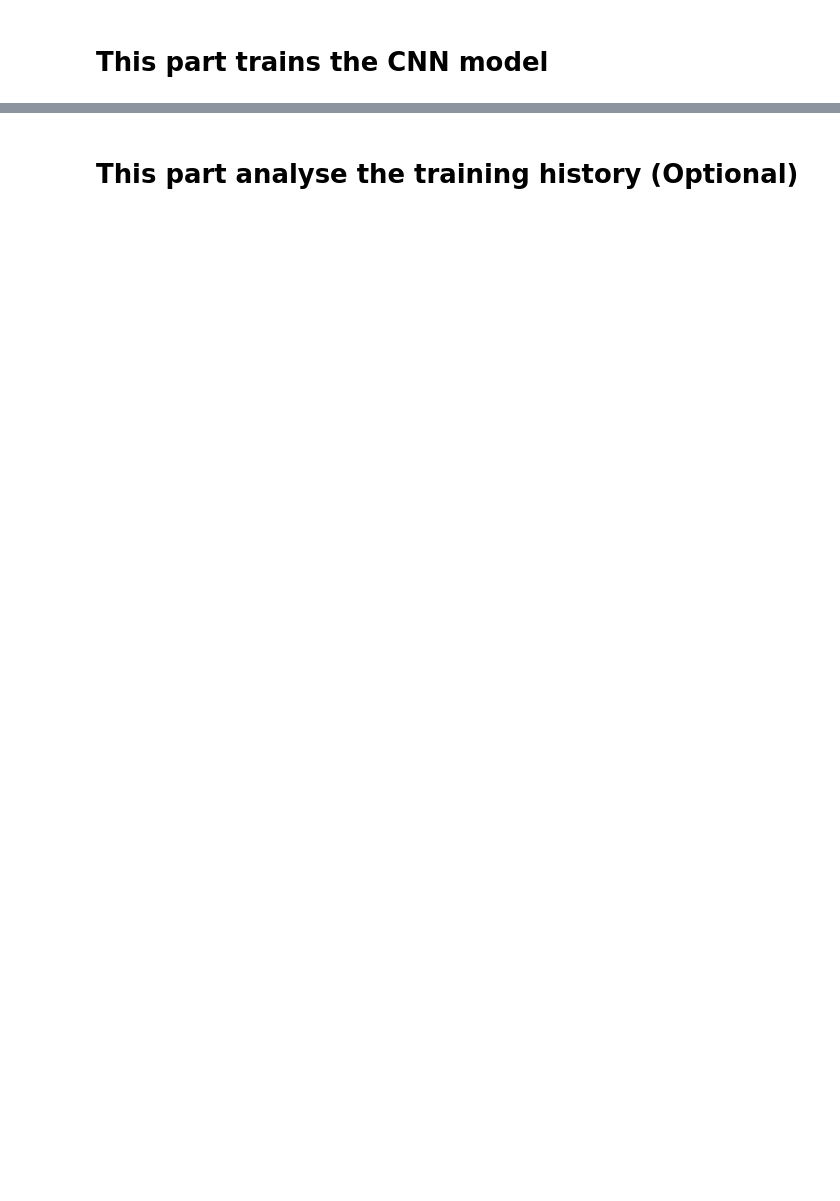
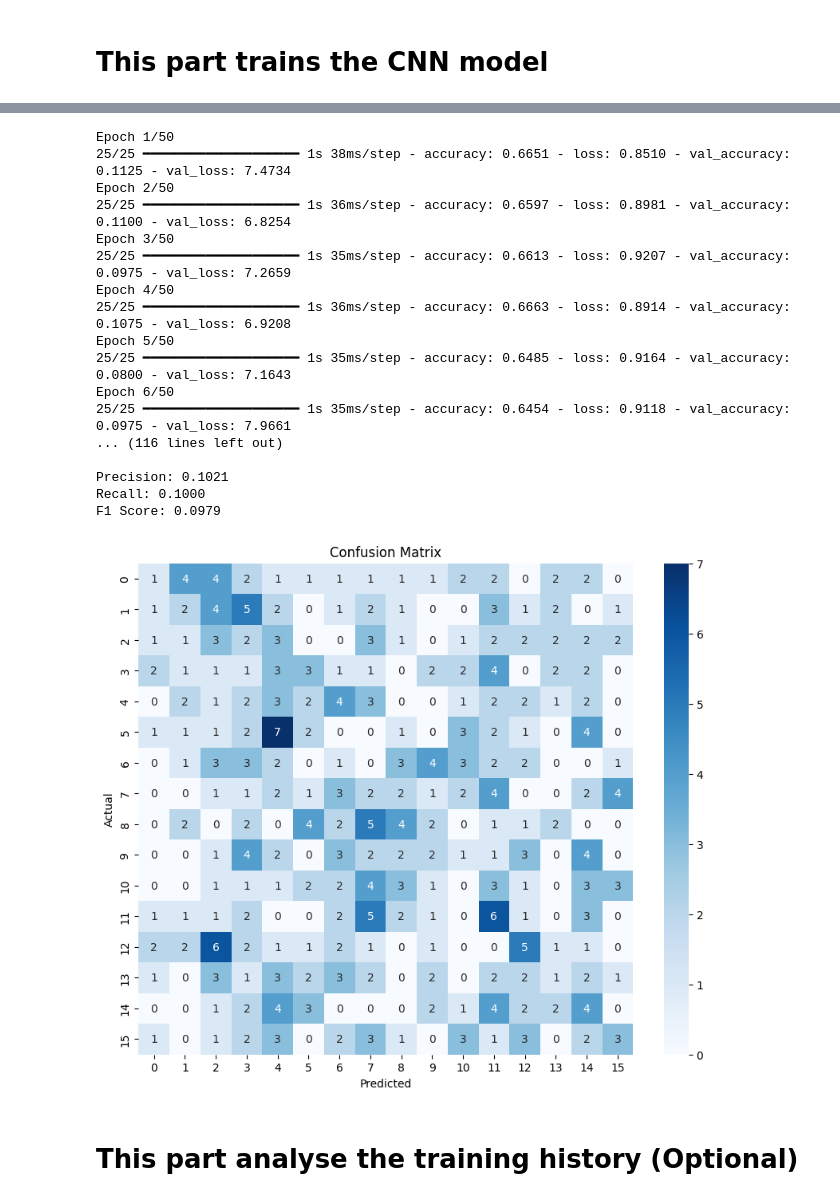
Before and after one commit to SMarco2310/AI-Project, a Jupyter notebook: Intro_to_AI_Project.ipynb, the cells around one changed output, grey strips where cells are left out. Drawn from its saved outputs; the diff is of its cells as text; code cells hidden in the pictures; blank space fills up the shorter version.

```diff
--- a/Intro_to_AI_Project.ipynb
+++ b/Intro_to_AI_Project.ipynb
@@ -346,7 +348,7 @@ class InceptionResNetV2(nn.Module):
         self.avgpool_1a = nn.AdaptiveAvgPool2d(1)
 
         # I made a change here form 0.6 to 0.2
-        self.dropout = nn.Dropout(0.6)
+        self.dropout = nn.Dropout(0.2)
         # The input features to the last_linear layer should match the output features of the previous layers.
         # Since block8 outputs 1536 features, the last_linear layer should have 1536 input features.
         self.last_linear = nn.Linear(1536, 128, bias=False)  # Changed input features to 1536
@@ -455,7 +461,9 @@ from sklearn.model_selection import train_test_split
 from sklearn.preprocessing import LabelEncoder
 
 # --- Load your CSV file ---
-csv_file_path = '/content/drive/MyDrive/embeddings.csv'  # Replace with the actual path to your CSV file
+# csv_file_path = '/content/drive/MyDrive/embeddings.csv'  # Replace with the actual path to your CSV file
+# csv_file_path = '/content/drive/MyDrive/embeddings2.csv'  # Replace with the actual path to your CSV file
+csv_file_path = '/content/drive/MyDrive/embeddings3.csv'  # Replace with the actual path to your CSV file
 df = pd.read_csv(csv_file_path)
 
 # --- Assuming your CSV has columns like 'embedding_0', 'embedding_1', ..., 'label' ---
@@ -473,7 +481,7 @@ embedding_dimension = X.shape[1]
 X = X.reshape(X.shape[0], embedding_dimension, 1)
 
 # --- Split the data into training, validation, and test sets ---
-X_train, X_temp, y_train, y_temp = train_test_split(X, y, test_size=0.3, random_state=42, stratify=y)
+X_train, X_temp, y_train, y_temp = train_test_split(X, y, test_size=0.5, random_state=42, stratify=y)
 X_val, X_test, y_val, y_test = train_test_split(X_temp, y_temp, test_size=0.5, random_state=42, stratify=y_temp)
 
 print(f"Number of training samples: {X_train.shape[0]}")
@@ -608,0 +665,65 @@ Test Accuracy: 0.0347
+# %%
+# === Train the model ===
+history = cnn_model.fit(
+    X_train, y_train,
+    epochs=50,
+    batch_size=32,
+    validation_data=(X_test, y_test)
+)
+
+# === Evaluate the model ===
+loss, accuracy = cnn_model.evaluate(X_test, y_test, verbose=0)
+print(f"Test Loss: {loss:.4f}")
+print(f"Test Accuracy: {accuracy:.4f}")
+
+# === Generate predictions ===
+y_pred_probs = cnn_model.predict(X_test)
+y_pred = np.argmax(y_pred_probs, axis=1)
+#y_true = np.argmax(y_test, axis=0) # The problem was in this line
+y_true = y_test # This is the correction
+
+# === Classification report & metrics ===
+from sklearn.metrics import classification_report, confusion_matrix, precision_score, recall_score, f1_score
+import seaborn as sns
+import matplotlib.pyplot as plt
+
+# Print classification report
+print("\nClassification Report:\n")
+print(classification_report(y_true, y_pred))
+
+# Print separate metrics
+precision = precision_score(y_true, y_pred, average='weighted')
+recall = recall_score(y_true, y_pred, average='weighted')
+f1 = f1_score(y_true, y_pred, average='weighted')
+
+print(f"Precision: {precision:.4f}")
+print(f"Recall: {recall:.4f}")
+print(f"F1 Score: {f1:.4f}")
+
+# Confusion matrix heatmap
+cm = confusion_matrix(y_true, y_pred)
+plt.figure(figsize=(10, 8))
+sns.heatmap(cm, annot=True, fmt="d", cmap="Blues")
+plt.title("Confusion Matrix")
+plt.xlabel("Predicted")
+plt.ylabel("Actual")
+plt.show()
+# %% [output]
+Epoch 1/50
+25/25 ━━━━━━━━━━━━━━━━━━━━ 1s 38ms/step - accuracy: 0.6651 - loss: 0.8510 - val_accuracy: 0.1125 - val_loss: 7.4734
+Epoch 2/50
+25/25 ━━━━━━━━━━━━━━━━━━━━ 1s 36ms/step - accuracy: 0.6597 - loss: 0.8981 - val_accuracy: 0.1100 - val_loss: 6.8254
+Epoch 3/50
+25/25 ━━━━━━━━━━━━━━━━━━━━ 1s 35ms/step - accuracy: 0.6613 - loss: 0.9207 - val_accuracy: 0.0975 - val_loss: 7.2659
+Epoch 4/50
+25/25 ━━━━━━━━━━━━━━━━━━━━ 1s 36ms/step - accuracy: 0.6663 - loss: 0.8914 - val_accuracy: 0.1075 - val_loss: 6.9208
+Epoch 5/50
+25/25 ━━━━━━━━━━━━━━━━━━━━ 1s 35ms/step - accuracy: 0.6485 - loss: 0.9164 - val_accuracy: 0.0800 - val_loss: 7.1643
+Epoch 6/50
+25/25 ━━━━━━━━━━━━━━━━━━━━ 1s 35ms/step - accuracy: 0.6454 - loss: 0.9118 - val_accuracy: 0.0975 - val_loss: 7.9661
+... (116 lines left out)
+
+Precision: 0.1021
+Recall: 0.1000
+F1 Score: 0.0979
+[figure, added]
```
Also changed, not shown: parts of 10 cells of this notebook.
